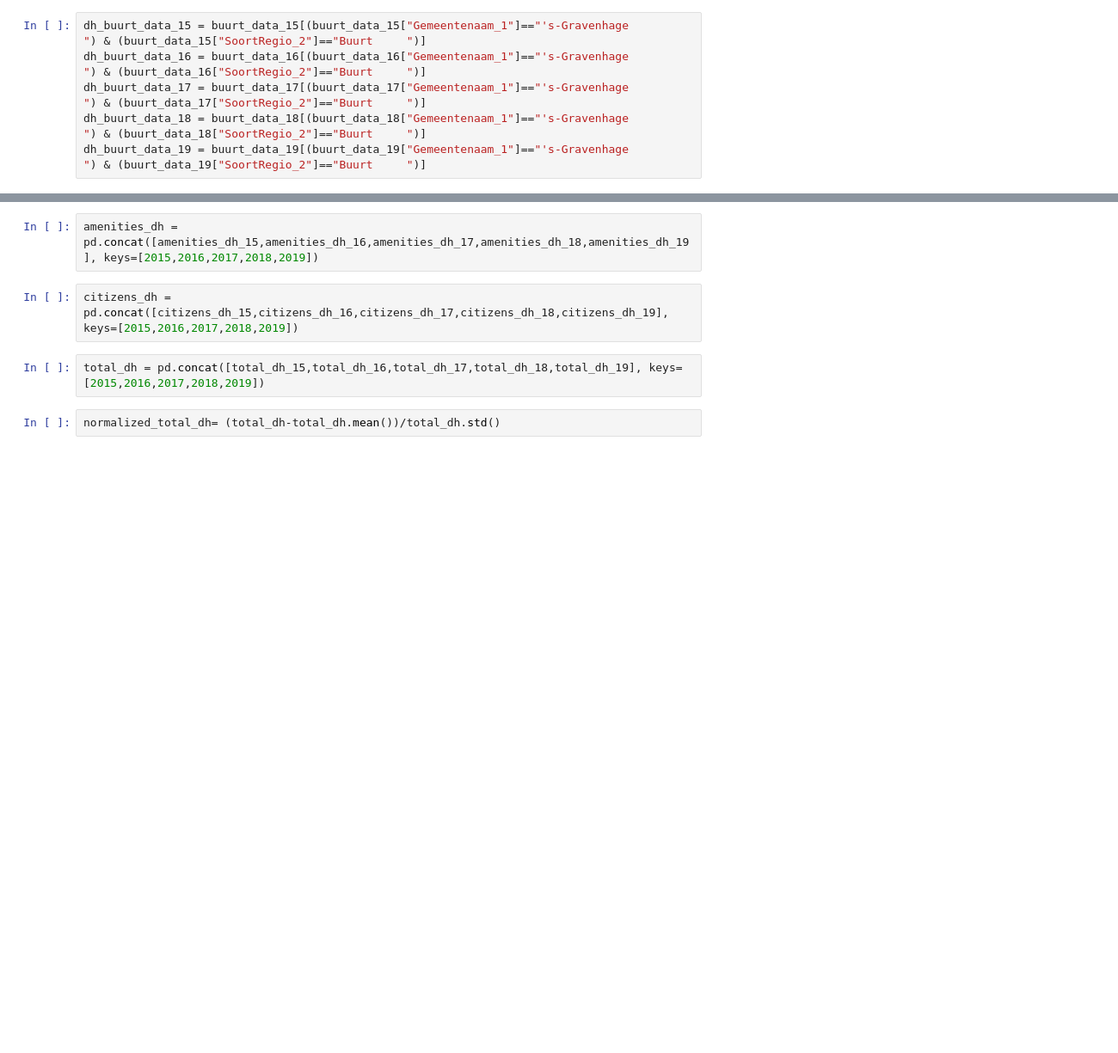
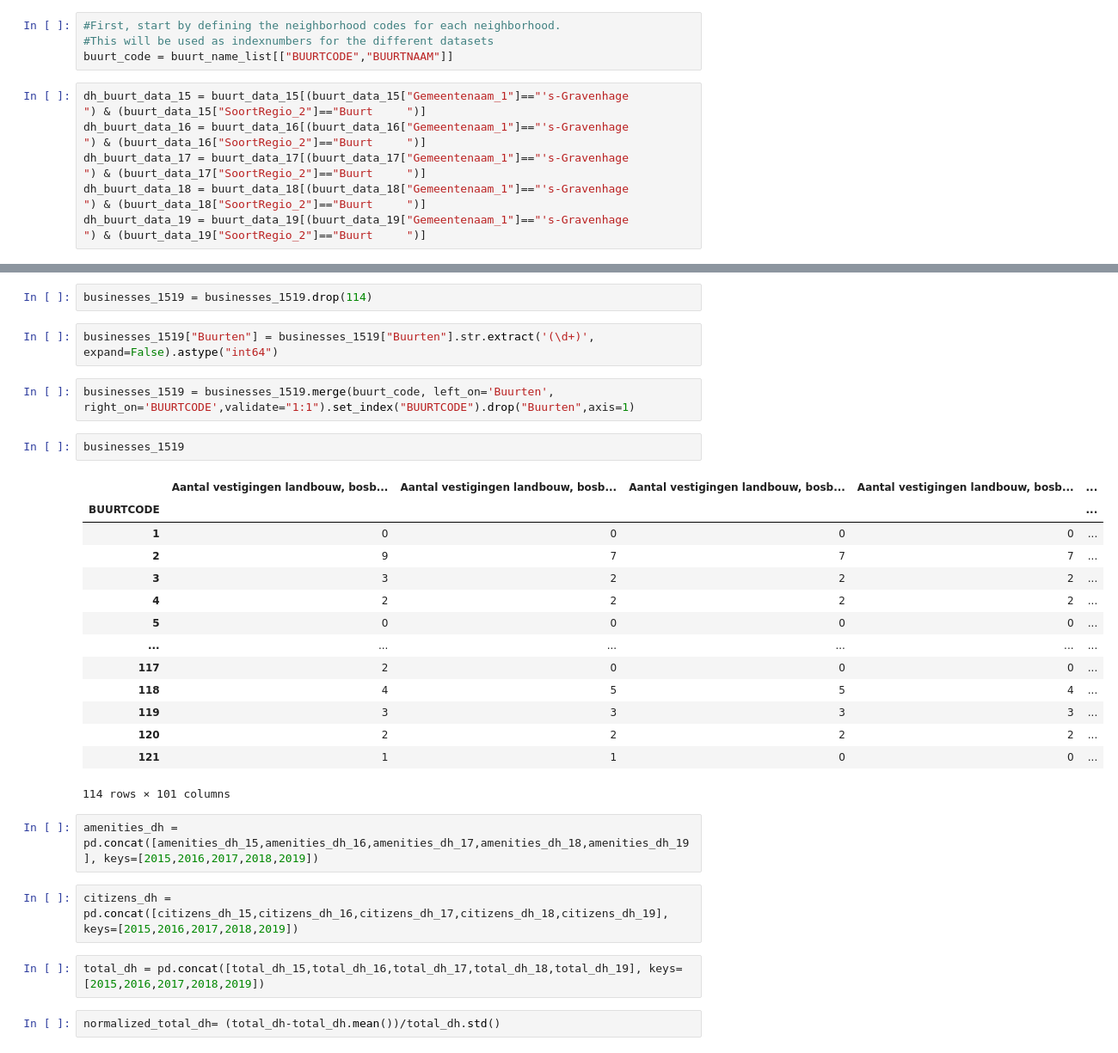
Before and after one commit to J-h-V/OpenDataDenHaag, a Jupyter notebook: DatasetCBS.ipynb, the cells around one changed output, grey strips where cells are left out. Shown at 86% size. Drawn from its saved outputs; the diff is of its cells as text; blank space fills up the shorter version.

Commit message:
New dataset added, added buurt codes

```diff
--- a/DatasetCBS.ipynb
+++ b/DatasetCBS.ipynb
@@ -21,3 +23,7 @@ education_17 = pd.read_csv("data/education17.csv",sep=";",decimal=",")
+# %%
+#First, start by defining the neighborhood codes for each neighborhood.
+#This will be used as indexnumbers for the different datasets
+buurt_code = buurt_name_list[["BUURTCODE","BUURTNAAM"]]
 # %%
 dh_buurt_data_15 = buurt_data_15[(buurt_data_15["Gemeentenaam_1"]=="'s-Gravenhage                           ") & (buurt_data_15["SoortRegio_2"]=="Buurt     ")]
 dh_buurt_data_16 = buurt_data_16[(buurt_data_16["Gemeentenaam_1"]=="'s-Gravenhage                           ") & (buurt_data_16["SoortRegio_2"]=="Buurt     ")]
@@ -45,3 +51,26 @@ citizens_dh_19 = dh_buurt_data_19[['WijkenEnBuurten','AantalInwoners_5','Westers
+# %%
+businesses_1519 = businesses_1519.drop(114)
+# %%
+businesses_1519["Buurten"] = businesses_1519["Buurten"].str.extract('(\d+)', expand=False).astype("int64")
+# %%
+businesses_1519 = businesses_1519.merge(buurt_code, left_on='Buurten', right_on='BUURTCODE',validate="1:1").set_index("BUURTCODE").drop("Buurten",axis=1)
+# %%
+businesses_1519
+# %% [output]
+|  | Aantal vestigingen landbouw, bosb... | Aantal vestigingen landbouw, bosb... | Aantal vestigingen landbouw, bosb... | Aantal vestigingen landbouw, bosb... | ... |
+| BUURTCODE |  |  |  |  | ... |
+| 1 | 0 | 0 | 0 | 0 | ... |
+| 2 | 9 | 7 | 7 | 7 | ... |
+| 3 | 3 | 2 | 2 | 2 | ... |
+| 4 | 2 | 2 | 2 | 2 | ... |
+| 5 | 0 | 0 | 0 | 0 | ... |
+| ... | ... | ... | ... | ... | ... |
+| 117 | 2 | 0 | 0 | 0 | ... |
+| 118 | 4 | 5 | 5 | 4 | ... |
+| 119 | 3 | 3 | 3 | 3 | ... |
+| 120 | 2 | 2 | 2 | 2 | ... |
+| 121 | 1 | 1 | 0 | 0 | ... |
+114 rows × 101 columns
 # %%
 amenities_dh = pd.concat([amenities_dh_15,amenities_dh_16,amenities_dh_17,amenities_dh_18,amenities_dh_19], keys=[2015,2016,2017,2018,2019])
 # %%
```
Also changed, not shown: parts of 17 cells of this notebook, 2 other files.
